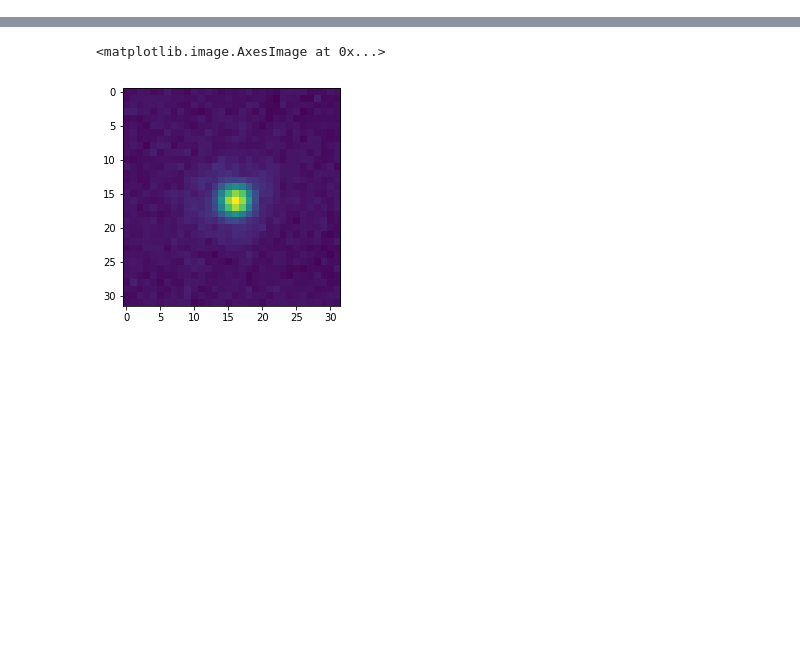
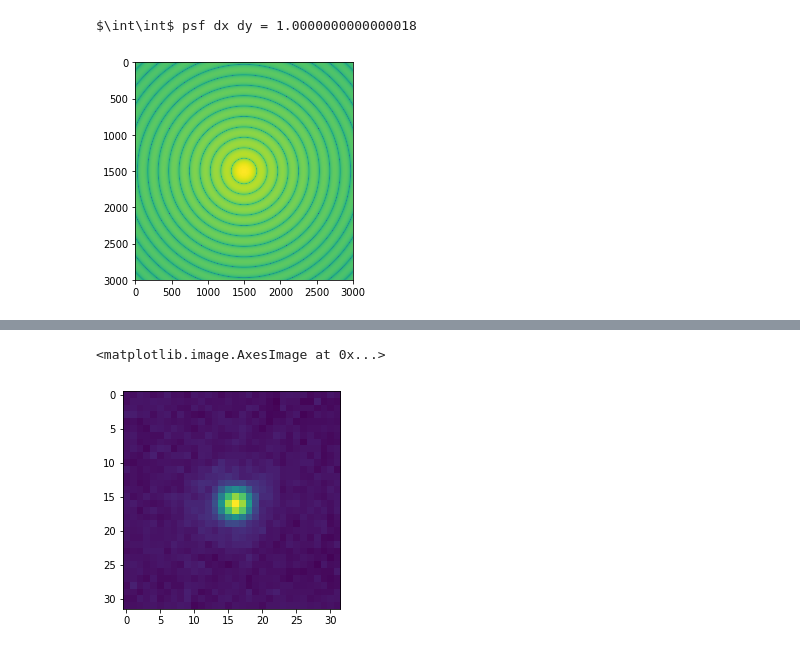
Before and after one commit to H-E-L-P/PSF_normalisation, a Jupyter notebook: notebooks/normalize_psfs.ipynb, the cells around one changed output, grey strips where cells are left out. Drawn from its saved outputs; the diff is of its cells as text; code cells hidden in the pictures; blank space fills up the shorter version.

Commit message:
Added a theoretical section to explain the homothetical curve of growth approximation

```diff
--- a/notebooks/normalize_psfs.ipynb
+++ b/notebooks/normalize_psfs.ipynb
@@ -17,0 +23,33 @@ from scipy import interpolate
+# %%
+# Let us perform our computation with a 0.1" resolution on a 5' field of view
+resol = 0.1
+size = 300.
+# wavelength
+wavelength = 250e-6
+# primary aperture = 3.6 m diameter
+aperture = 3.6 / 2.
+# %%
+# Ensure we have an odd number of points
+nbpix = np.ceil(size/resol) // 2 * 2 + 1
+xcen = int((nbpix - 1) / 2)
+ycen = int((nbpix - 1) / 2)
+x = y = (np.arange(nbpix) - xcen)*resol
+xv, yv = np.meshgrid(x, y, sparse=False, indexing='xy')
+r = np.sqrt(xv**2+yv**2)
+# avoid division by 0 problems in the center
+r[xcen,ycen] = 1e-6
+# coordinates in fourier
+q = 2 * np.pi / wavelength * aperture * np.sin(r/3600.*np.pi/180.)
+# %%
+psf = (2*special.jn(1, q)/q)**2
+# %%
+# put back the correct value at center
+psf[xcen, ycen] = 1.
+# and normalize the PSF
+psf = psf/(np.sum(psf)*resol**2)
+# %%
+plt.imshow(np.log10(psf))
+print(r'$\int\int$ psf dx dy = {}'.format(np.sum(psf)*resol**2))
+# %% [output]
+$\int\int$ psf dx dy = 1.0000000000000018
+[figure, added]
```
Also changed, not shown: parts of 42 cells of this notebook.
